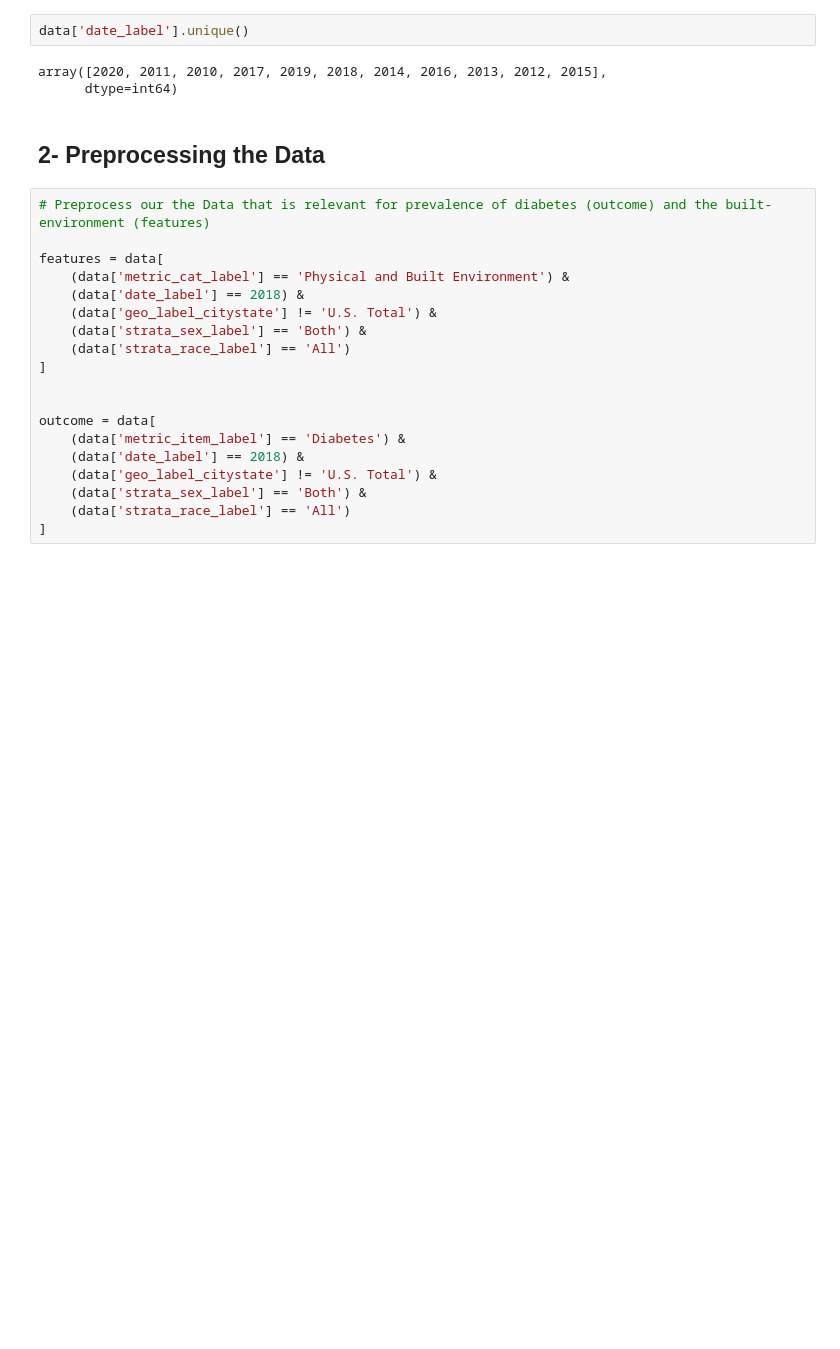
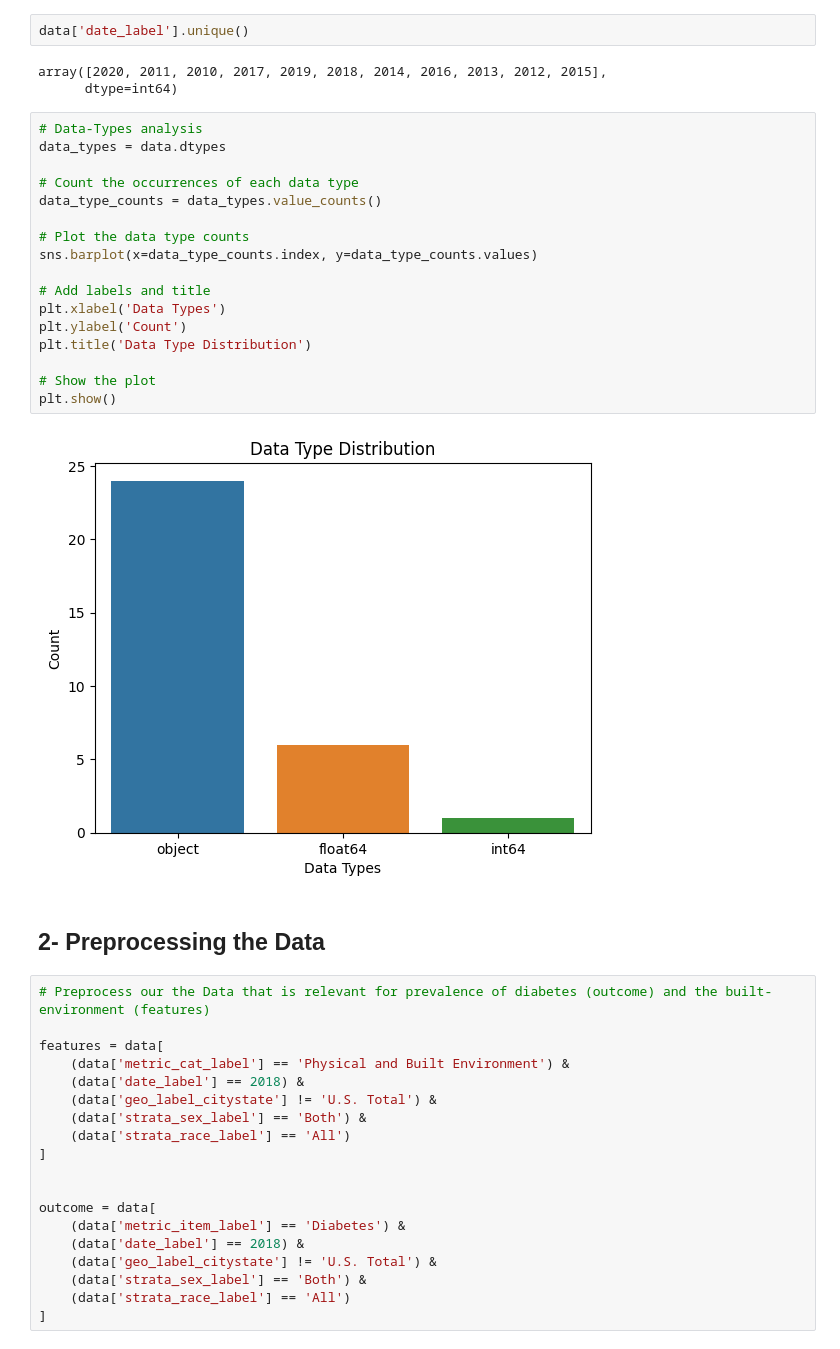
Before and after one commit to amatterethz/Group-Project-new, a Jupyter notebook: code/project_data_11.ipynb, the cells around one changed output. Cells and saved outputs as stored; diff of their text form; blank space fills up the shorter version.

```diff
--- a/code/project_data_11.ipynb
+++ b/code/project_data_11.ipynb
@@ -142,6 +142,25 @@ data['date_label'].unique()
 # %% [output]
 array([2020, 2011, 2010, 2017, 2019, 2018, 2014, 2016, 2013, 2012, 2015],
       dtype=int64)
+# %%
+# Data-Types analysis
+data_types = data.dtypes
+
+# Count the occurrences of each data type
+data_type_counts = data_types.value_counts()
+
+# Plot the data type counts
+sns.barplot(x=data_type_counts.index, y=data_type_counts.values)
+
+# Add labels and title
+plt.xlabel('Data Types')
+plt.ylabel('Count')
+plt.title('Data Type Distribution')
+
+# Show the plot
+plt.show()
+# %% [output]
+[figure, added]
 # %% [markdown]
 ## 2- Preprocessing the Data
 # %%
```
Also changed, not shown: parts of 10 cells of this notebook.
